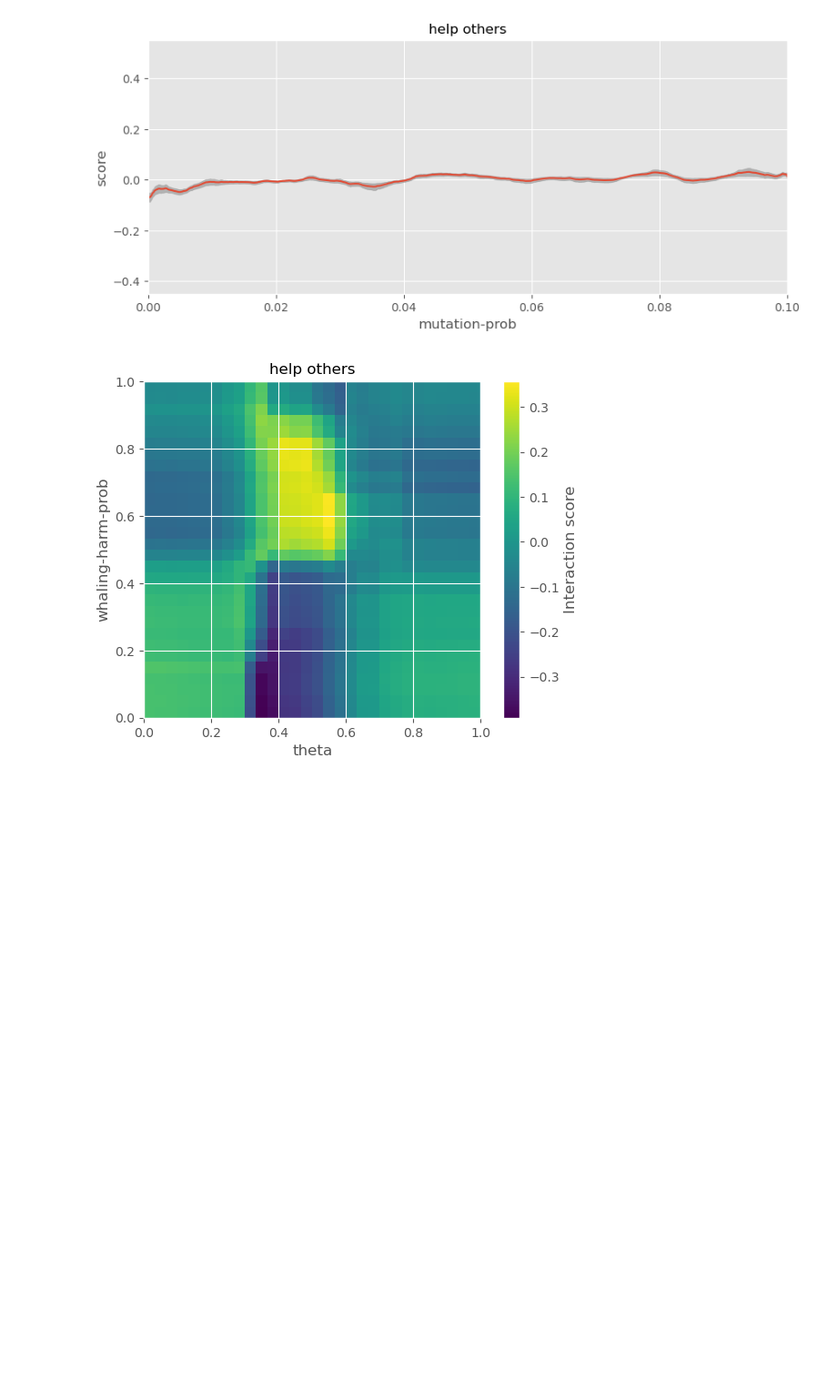
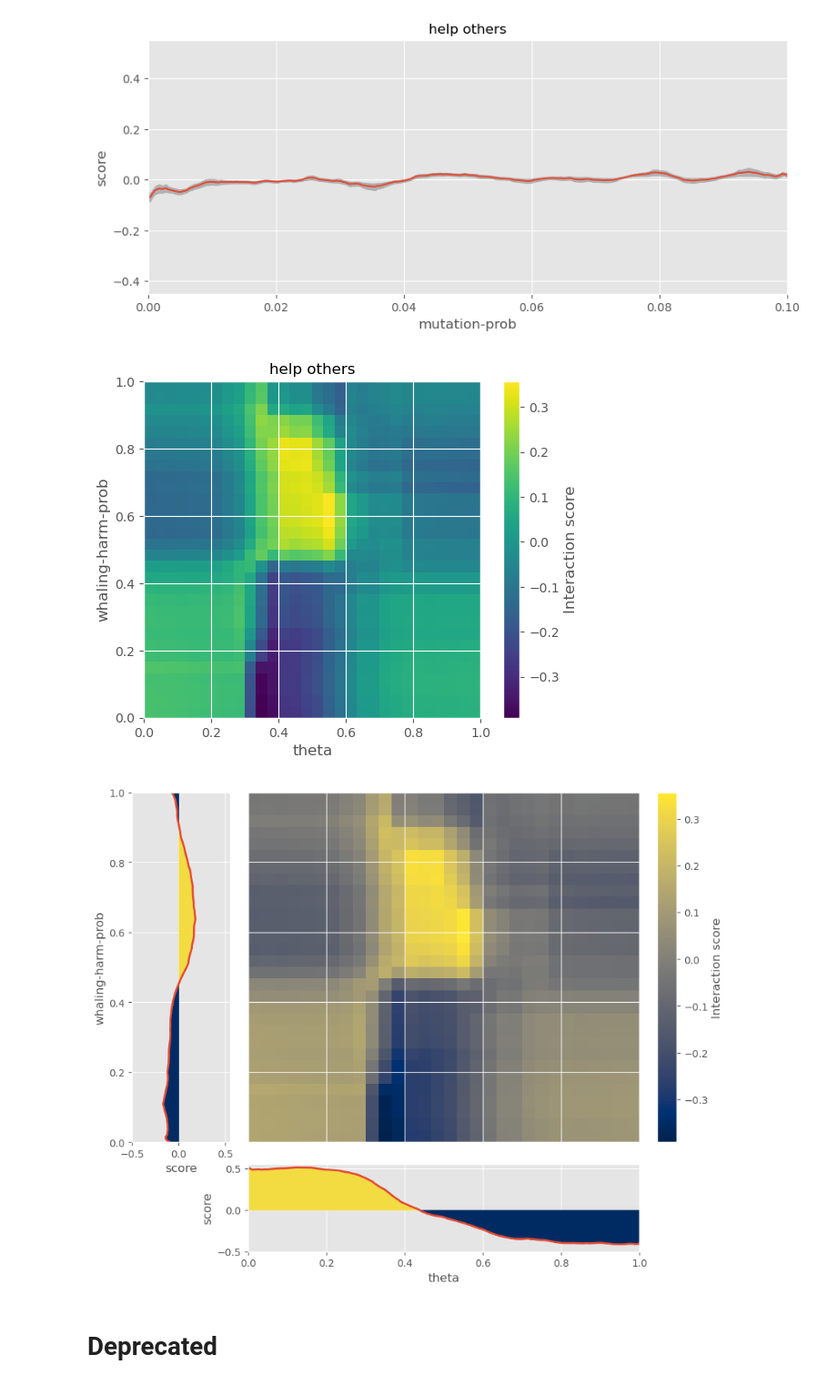
Before and after one commit to jismartin/kawesqarcoop, a Jupyter notebook: notebooks/lhs_analysis_interpretation.ipynb, the cells around one changed output. Shown: that part at 91% size. Cells and saved outputs as stored; diff of their text form; code cells hidden in the pictures; blank space fills up the shorter version.

```diff
--- a/notebooks/lhs_analysis_interpretation.ipynb
+++ b/notebooks/lhs_analysis_interpretation.ipynb
@@ -438,6 +450,73 @@ with warnings.catch_warnings(record=True) as w:
     plot_interaction('help_others',names[6].split(' & ')[0],names[6].split(' & ')[1],ebm_global.data(6),True)
 # %% [output]
 [figure]
+# %%
+import matplotlib.gridspec as gridspec
+from mpl_toolkits.axes_grid1 import make_axes_locatable
+
+# Data
+dt_interaction=ebm_global.data(6) # Interaction score
+dt_parameter_x=ebm_global.data(2) # theta
+dt_parameter_y=ebm_global.data(1) # whaling-harm-prob
+
+# Figure layout
+fig = plt.figure(figsize=(10, 8))
+gs = fig.add_gridspec(2, 3,  width_ratios=(1, 4,0.5), height_ratios=(4, 1),
+                      left=0.1, right=0.9, bottom=0.1, top=0.9,
+                      wspace=0.1, hspace=0.1)
+
+ax_heatmap = fig.add_subplot(gs[0, 1])
+ax_ploty = fig.add_subplot(gs[0, 0],sharey=ax_heatmap)
+ax_plotx = fig.add_subplot(gs[1, 1],sharex=ax_heatmap)
+ax_colorbar = fig.add_subplot(gs[0, 2])
+ax_colorbar.axis('off')
+
+# Create a hetamap plot in the middle
+hmp = ax_heatmap.imshow(dt_interaction.get('scores'), cmap='cividis',origin='lower',extent=[0,1,0,1],aspect='auto')
+divider = make_axes_locatable(ax_colorbar)
+cax = divider.append_axes("left", size="75%", pad=0.05)
+fig.colorbar(hmp, ax=ax_colorbar, cax=cax, label='Interaction score')
+ax_heatmap.tick_params(axis='both', which='both', bottom=False, top=False, left=False, right=False, labelbottom=False)
+ax_heatmap.tick_params(axis='both',labelcolor='white')
+box = ax_heatmap.get_position()
+
+# For filling the area above and below the line
+cmap = plt.get_cmap('cividis')
+color_positive = cmap(0.95)  # color at the high end of the colormap
+color_negative = cmap(0.05)  # color at the low end of the colormap
+
+# Create line plot above the contour plot: theta
+x_vals = dt_parameter_x.get('names')[1:]
+y_vals = dt_parameter_x.get('scores')
+ax_plotx.plot(x_vals, y_vals,linewidth=2)
+# Fill the area above and below the line
+ax_plotx.fill_between(x_vals, y_vals, where=y_vals>=0, color=color_positive)
+ax_plotx.fill_between(x_vals, y_vals, where=y_vals<0, color=color_negative)
+ax_plotx.set(xlim=(0,1))
+ax_plotx.set(ylim=(-0.5,0.55))
+ax_plotx.set_xlabel('theta')
+ax_plotx.set_ylabel('score')
+#ax_plotx.axhline(0, color='black',linewidth=0.5, linestyle='--')
+
+# Create line plot to the left of the contour plot: whaling-harm-prob
+x_vals = dt_parameter_y.get('names')[1:]
+y_vals = dt_parameter_y.get('scores')
+ax_ploty.plot(y_vals,x_vals,linewidth=2)
+# Fill the area above and below the line
+ax_ploty.fill_betweenx(x_vals, y_vals, where=y_vals>=0, color=color_positive)
+ax_ploty.fill_betweenx(x_vals, y_vals, where=y_vals<0, color=color_negative)
+ax_ploty.set(ylim=(0,1))
+ax_ploty.set(xlim=(-0.5,0.55))
+ax_ploty.set_ylabel('whaling-harm-prob')
+ax_ploty.set_xlabel('score')
+#ax_ploty.axvline(0, color='black',linewidth=0.5, linestyle='--')
+
+plt.savefig('../figures/ebm_interaction_help_others_theta_whaling_harm_prob_2.svg',format='svg',bbox_inches='tight')
+plt.show()
+# %% [output]
+[figure, added]
+# %% [markdown]
+# Deprecated
 # %%
 import matplotlib.gridspec as gridspec
 from mpl_toolkits.axes_grid1 import make_axes_locatable
```
Also changed, not shown: parts of 3 cells of this notebook, 2 other files.
